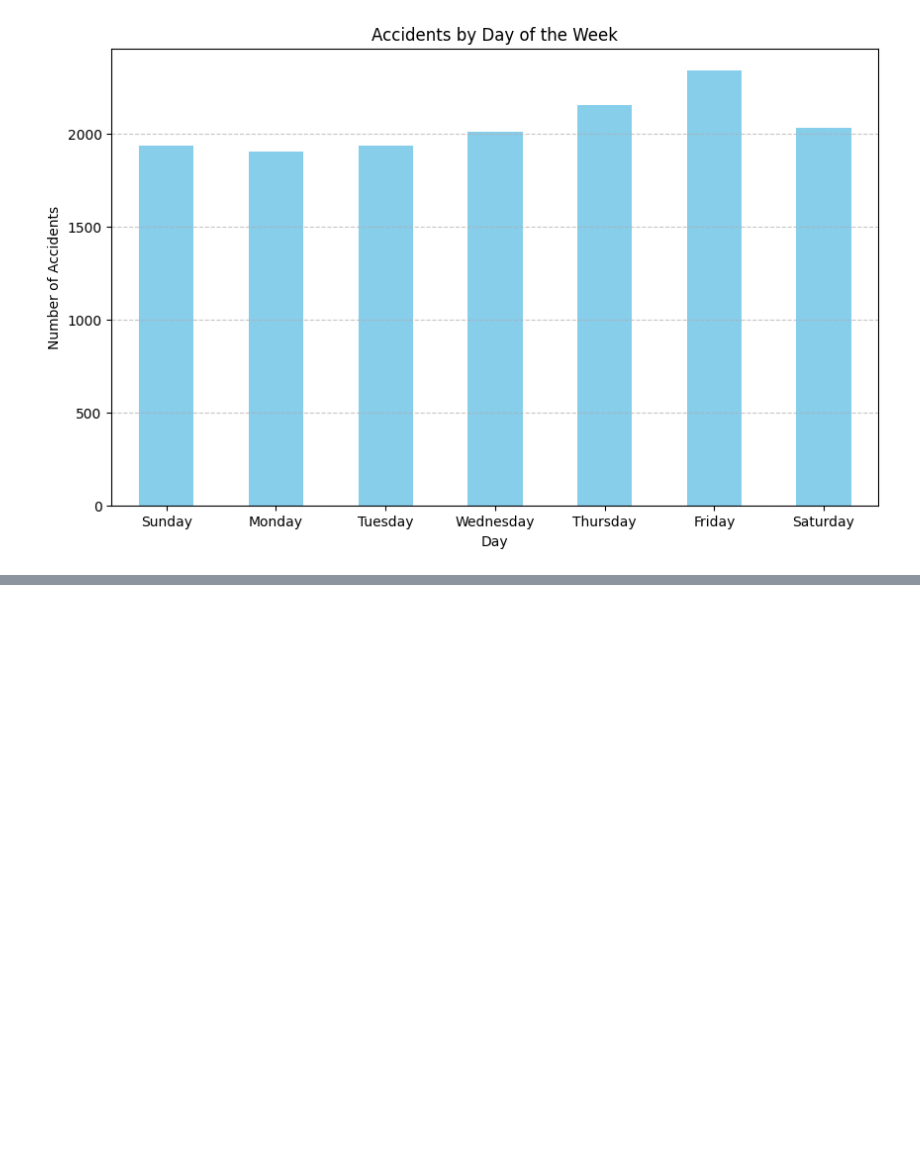
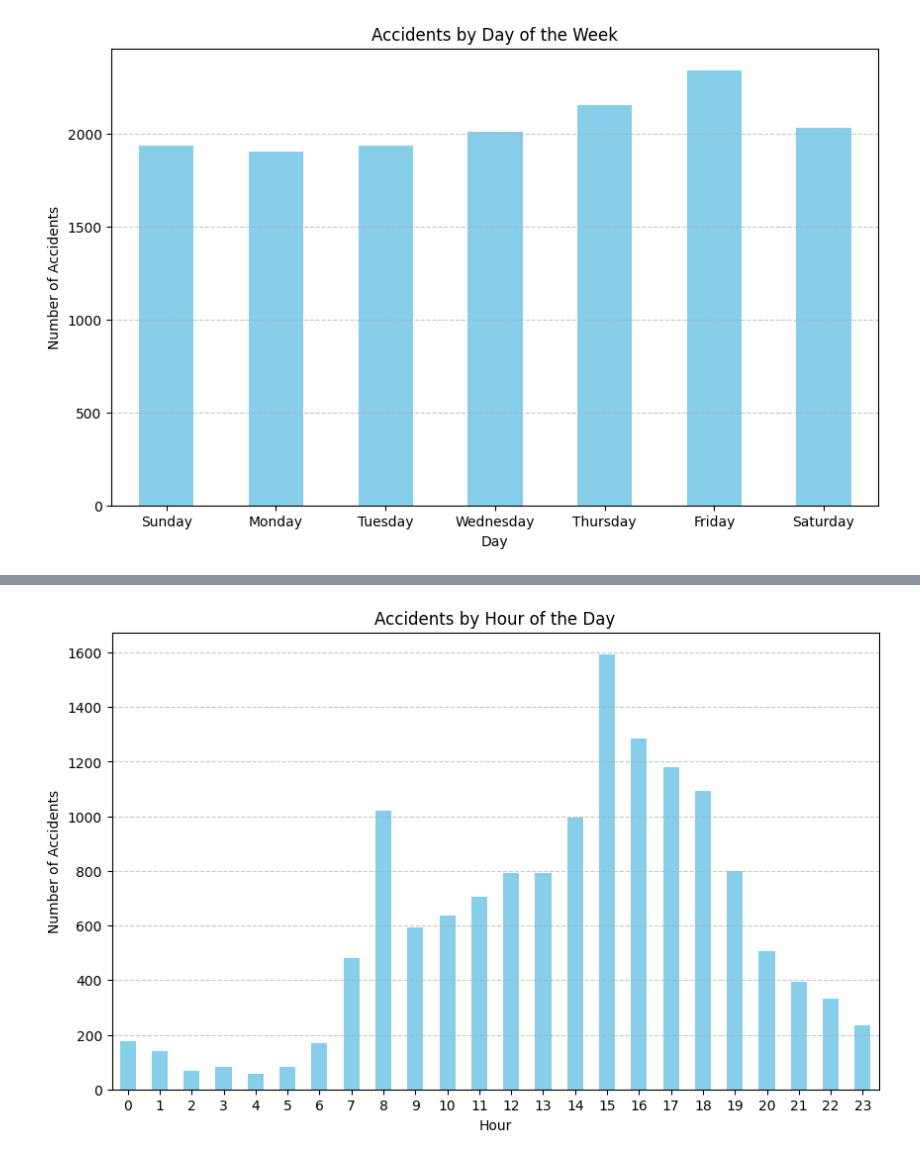
Before and after one commit to usm1ai/Accident_Prediction, a Jupyter notebook: Accident_Pro.ipynb, the cells around one changed output, grey strips where cells are left out. Saved outputs shown, nothing was run; the diff lists cells and outputs as text; code cells hidden in the pictures; blank space fills up the shorter version.

```diff
--- a/Accident_Pro.ipynb
+++ b/Accident_Pro.ipynb
@@ -154,3 +154,13 @@ time_of_the_day_analysis(filtered_data['time'])
 day_of_the_week_analysis(filtered_data['day_of_week'])
 # %% [output]
 [figure]
+# %%
+'''
+Filter rows where pedestrian_location is not 0
+'''
+
+filtered_table = joined_table[joined_table['pedestrian_location'] !=0]
+# Select only the columns of interest
+filtered_data = filtered_table[['pedestrian_location', 'time', 'day_of_week']].reset_index(drop=True)
+# Display the filtered data
+filtered_data
@@ -156,0 +181,4 @@ day_of_the_week_analysis(filtered_data['day_of_week'])
+# %%
+time_of_the_day_analysis(filtered_data['time'])
+# %% [output]
+[figure, added]
```
Also changed, not shown: parts of 13 cells of this notebook.
